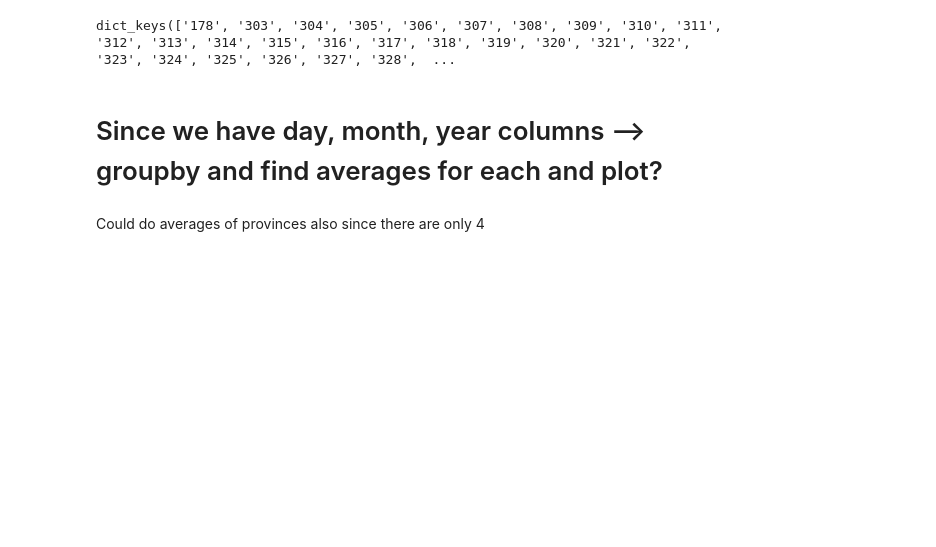
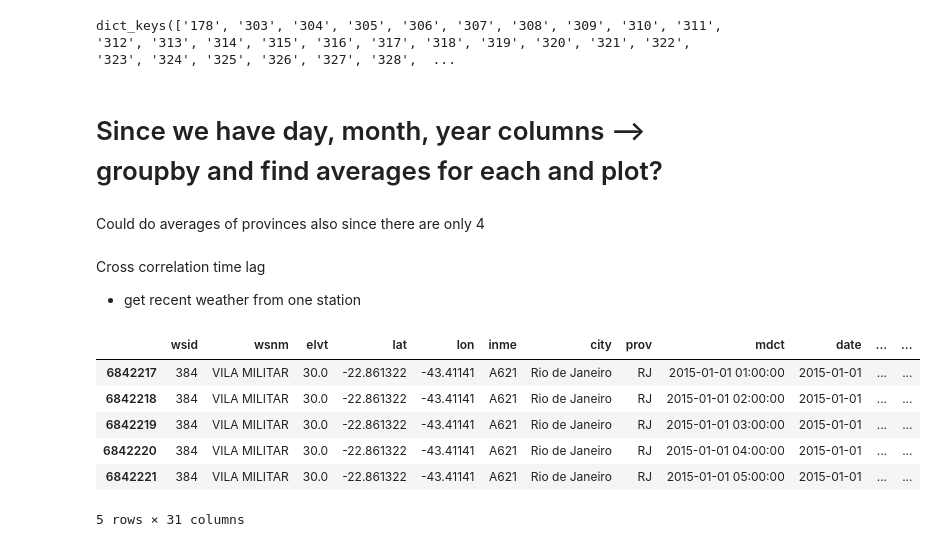
Before and after one commit to sanjayr1/Data_Tools_Brazil_Weather, a Jupyter notebook: Data_exploration.ipynb, the cells around one changed output. Drawn from its saved outputs; the diff is of its cells as text; code cells hidden in the pictures; blank space fills up the shorter version.

Commit message:
cross correlation example

```diff
--- a/Data_exploration.ipynb
+++ b/Data_exploration.ipynb
@@ -412,3 +412,17 @@ df.elvt.unique()
 # lowered solar )
 # %%
 #Find two stations (lat and lon) that are very close to each other and see how different readings are
+# %% [markdown]
+Cross correlation time lag
+- get recent weather from one station
+# %%
+dfx = df[(df['wsid']==384) & (df['mdct'] > '2015-01-01 00:00:00')  ]
+dfx.head(5)
+# %% [output]
+|  | wsid | wsnm | elvt | lat | lon | inme | city | prov | mdct | date | ... | ... |
+| 6842217 | 384 | VILA MILITAR | 30.0 | -22.861322 | -43.41141 | A621 | Rio de Janeiro | RJ | 2015-01-01 01:00:00 | 2015-01-01 | ... | ... |
+| 6842218 | 384 | VILA MILITAR | 30.0 | -22.861322 | -43.41141 | A621 | Rio de Janeiro | RJ | 2015-01-01 02:00:00 | 2015-01-01 | ... | ... |
+| 6842219 | 384 | VILA MILITAR | 30.0 | -22.861322 | -43.41141 | A621 | Rio de Janeiro | RJ | 2015-01-01 03:00:00 | 2015-01-01 | ... | ... |
+| 6842220 | 384 | VILA MILITAR | 30.0 | -22.861322 | -43.41141 | A621 | Rio de Janeiro | RJ | 2015-01-01 04:00:00 | 2015-01-01 | ... | ... |
+| 6842221 | 384 | VILA MILITAR | 30.0 | -22.861322 | -43.41141 | A621 | Rio de Janeiro | RJ | 2015-01-01 05:00:00 | 2015-01-01 | ... | ... |
+5 rows × 31 columns
```
Also changed, not shown: parts of 2 cells of this notebook.
